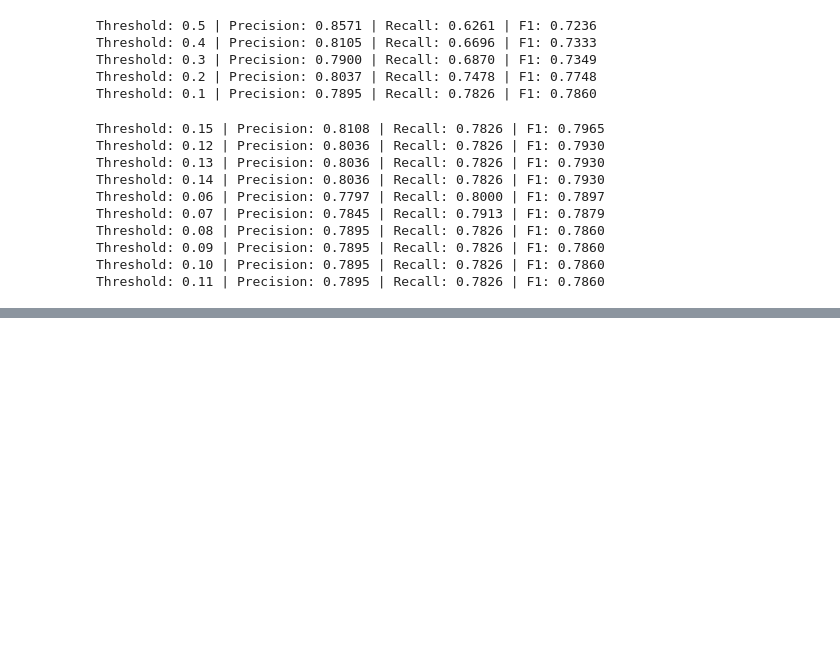
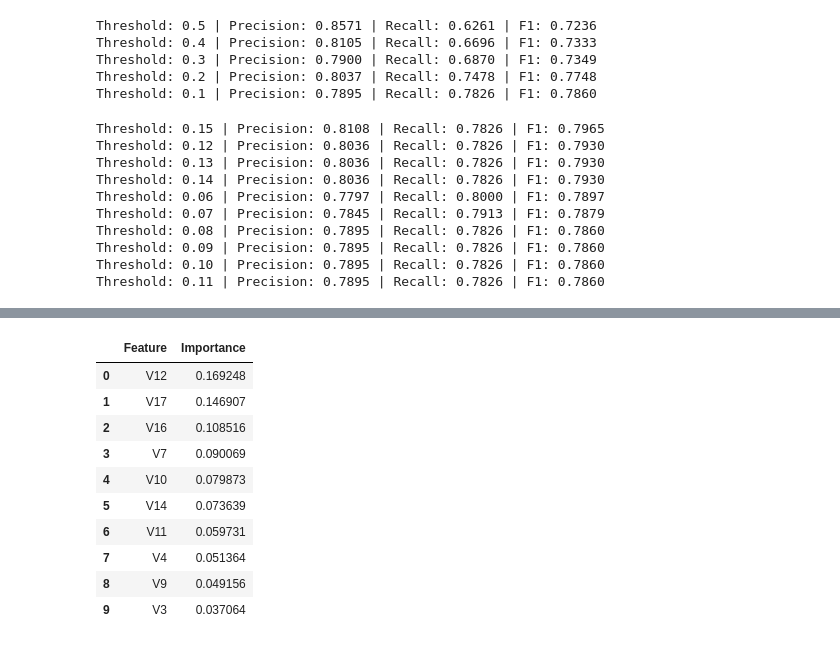
Before and after one commit to Megapixel777/fraud-detection-ai, a Jupyter notebook: notebooks/02_data_exploration.ipynb, the cells around one changed output, grey strips where cells are left out. Cells and saved outputs as stored; diff of their text form; code cells hidden in the pictures; blank space fills up the shorter version.

```diff
--- a/notebooks/02_data_exploration.ipynb
+++ b/notebooks/02_data_exploration.ipynb
@@ -1657,0 +1843,8 @@ Threshold: 0.11 | Precision: 0.7895 | Recall: 0.7826 | F1: 0.7860
+# %%
+# ==========================
+# Random Forest Feature Importance
+# ==========================
+
+importances = rf_model.featureImportances
+
+print(importances)
@@ -1657,0 +1853,5 @@ Threshold: 0.11 | Precision: 0.7895 | Recall: 0.7826 | F1: 0.7860
+# %%
+feature_columns = (
+    ["Time", "Amount"] +
+    [f"V{i}" for i in range(1, 29)]
+)
@@ -1657,0 +1891,26 @@ Threshold: 0.11 | Precision: 0.7895 | Recall: 0.7826 | F1: 0.7860
+# %%
+# ==========================
+# Top 10 Feature Importances
+# ==========================
+
+import pandas as pd
+import matplotlib.pyplot as plt
+
+importance_pd = pd.DataFrame(
+    feature_importance_list[:10],
+    columns=["Feature", "Importance"]
+)
+
+importance_pd
+# %% [output]
+|  | Feature | Importance |
+| 0 | V12 | 0.169248 |
+| 1 | V17 | 0.146907 |
+| 2 | V16 | 0.108516 |
+| 3 | V7 | 0.090069 |
+| 4 | V10 | 0.079873 |
+| 5 | V14 | 0.073639 |
+| 6 | V11 | 0.059731 |
+| 7 | V4 | 0.051364 |
+| 8 | V9 | 0.049156 |
+| 9 | V3 | 0.037064 |
```
Also changed, not shown: parts of 36 cells of this notebook.
